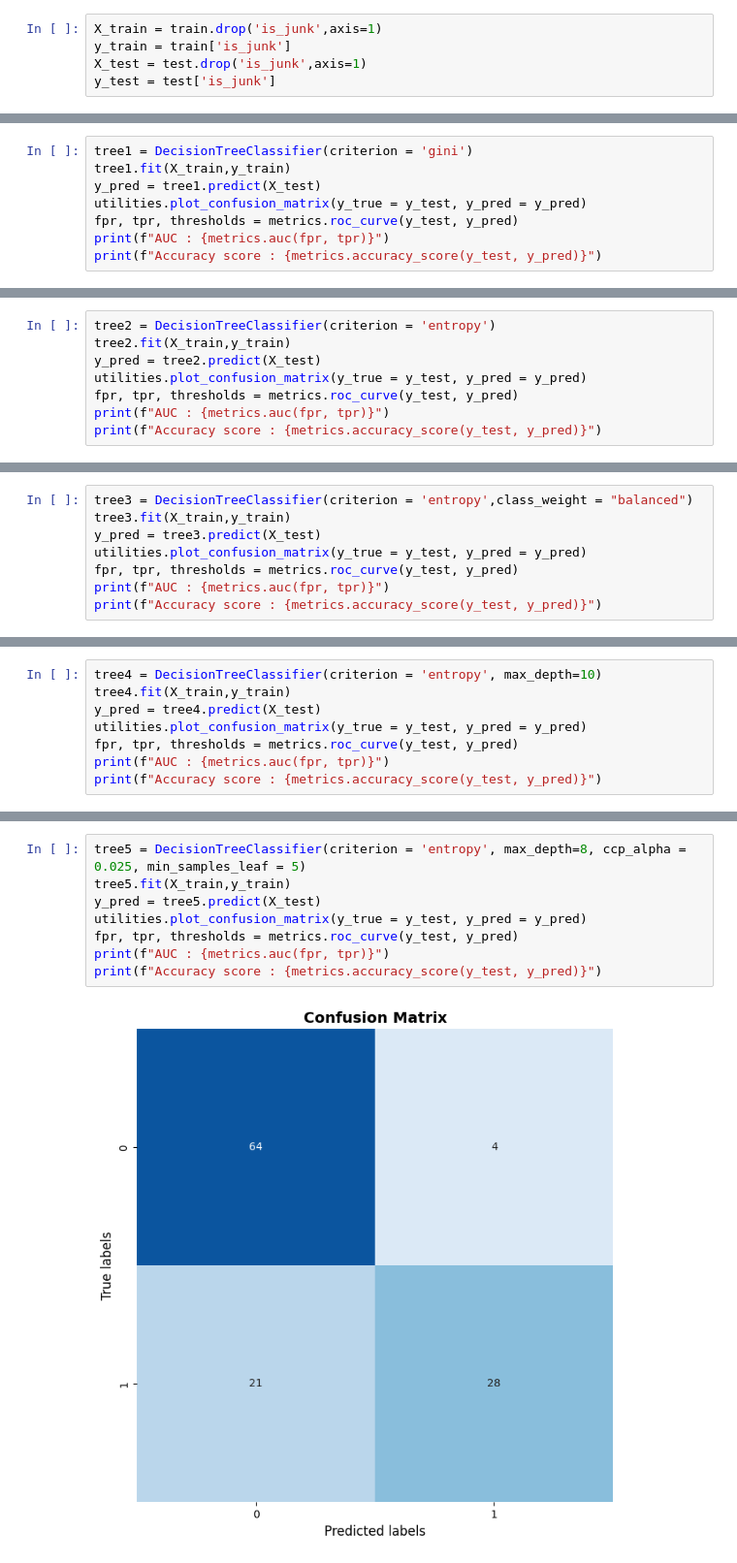
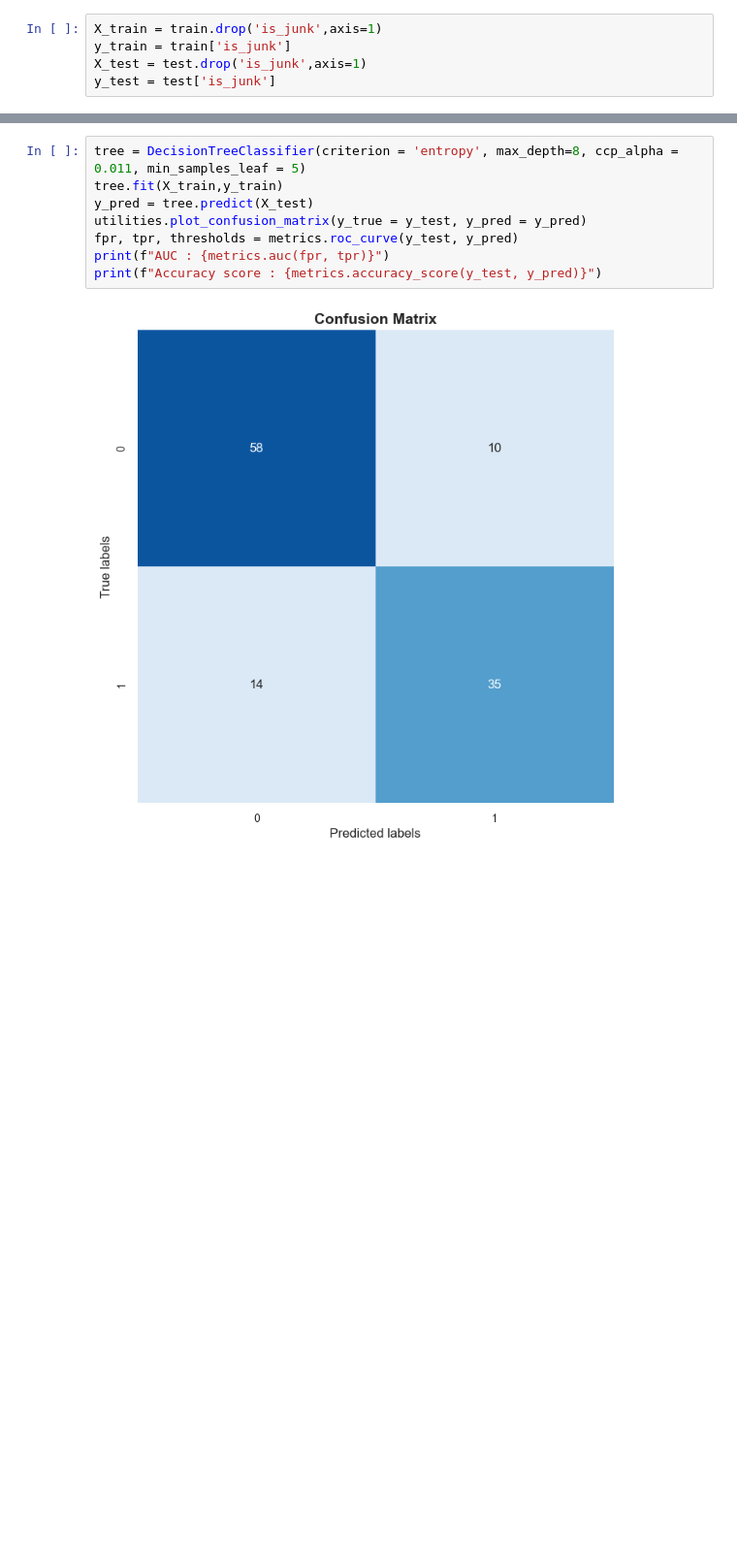
Before and after one commit to atekiouk/Sujet_2, a Jupyter notebook: Notebooks/Junk_post_detection.ipynb, the cells around one changed output, grey strips where cells are left out. Shown at 97% size. Cells and saved outputs as stored; diff of their text form; blank space fills up the shorter version.

```diff
--- a/Notebooks/Junk_post_detection.ipynb
+++ b/Notebooks/Junk_post_detection.ipynb
@@ -291,8 +288,0 @@ Arbre 1 :
-# %%
-tree1 = DecisionTreeClassifier(criterion = 'gini')
-tree1.fit(X_train,y_train)
-y_pred = tree1.predict(X_test)
-utilities.plot_confusion_matrix(y_true = y_test, y_pred = y_pred)
-fpr, tpr, thresholds = metrics.roc_curve(y_test, y_pred)
-print(f"AUC : {metrics.auc(fpr, tpr)}")
-print(f"Accuracy score : {metrics.accuracy_score(y_test, y_pred)}")
@@ -305,8 +288,0 @@ Arbre 2
-# %%
-tree2 = DecisionTreeClassifier(criterion = 'entropy')
-tree2.fit(X_train,y_train)
-y_pred = tree2.predict(X_test)
-utilities.plot_confusion_matrix(y_true = y_test, y_pred = y_pred)
-fpr, tpr, thresholds = metrics.roc_curve(y_test, y_pred)
-print(f"AUC : {metrics.auc(fpr, tpr)}")
-print(f"Accuracy score : {metrics.accuracy_score(y_test, y_pred)}")
@@ -319,8 +288,0 @@ Arbre 3
-# %%
-tree3 = DecisionTreeClassifier(criterion = 'entropy',class_weight = "balanced")
-tree3.fit(X_train,y_train)
-y_pred = tree3.predict(X_test)
-utilities.plot_confusion_matrix(y_true = y_test, y_pred = y_pred)
-fpr, tpr, thresholds = metrics.roc_curve(y_test, y_pred)
-print(f"AUC : {metrics.auc(fpr, tpr)}")
-print(f"Accuracy score : {metrics.accuracy_score(y_test, y_pred)}")
@@ -333,8 +288,0 @@ Arbre 4
-# %%
-tree4 = DecisionTreeClassifier(criterion = 'entropy', max_depth=10)
-tree4.fit(X_train,y_train)
-y_pred = tree4.predict(X_test)
-utilities.plot_confusion_matrix(y_true = y_test, y_pred = y_pred)
-fpr, tpr, thresholds = metrics.roc_curve(y_test, y_pred)
-print(f"AUC : {metrics.auc(fpr, tpr)}")
-print(f"Accuracy score : {metrics.accuracy_score(y_test, y_pred)}")
@@ -347,10 +291,10 @@ Arbre 5
 # %%
-tree5 = DecisionTreeClassifier(criterion = 'entropy', max_depth=8, ccp_alpha = 0.025, min_samples_leaf = 5)
-tree5.fit(X_train,y_train)
-y_pred = tree5.predict(X_test)
+tree = DecisionTreeClassifier(criterion = 'entropy', max_depth=8, ccp_alpha = 0.011, min_samples_leaf = 5)
+tree.fit(X_train,y_train)
+y_pred = tree.predict(X_test)
 utilities.plot_confusion_matrix(y_true = y_test, y_pred = y_pred)
 fpr, tpr, thresholds = metrics.roc_curve(y_test, y_pred)
 print(f"AUC : {metrics.auc(fpr, tpr)}")
 print(f"Accuracy score : {metrics.accuracy_score(y_test, y_pred)}")
 # %% [output]
-[figure, old version]
+[figure, new version]
```
Also changed, not shown: parts of 11 cells of this notebook, 1 other file.
